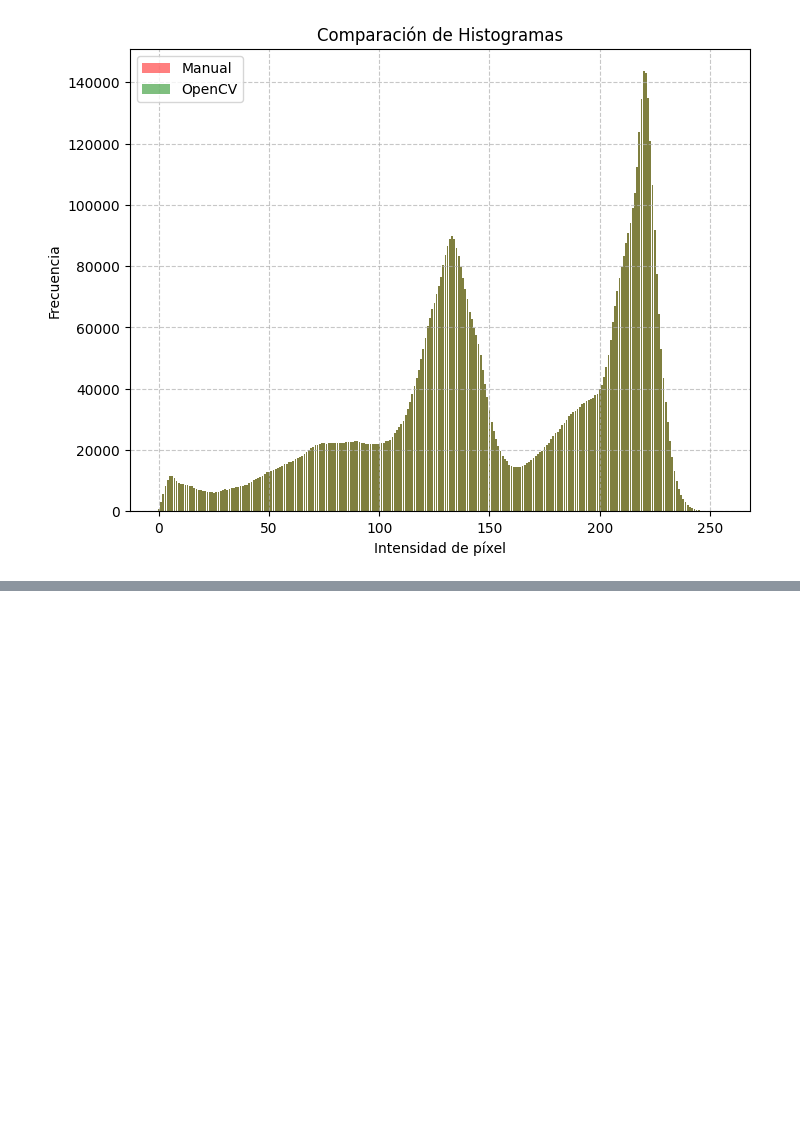
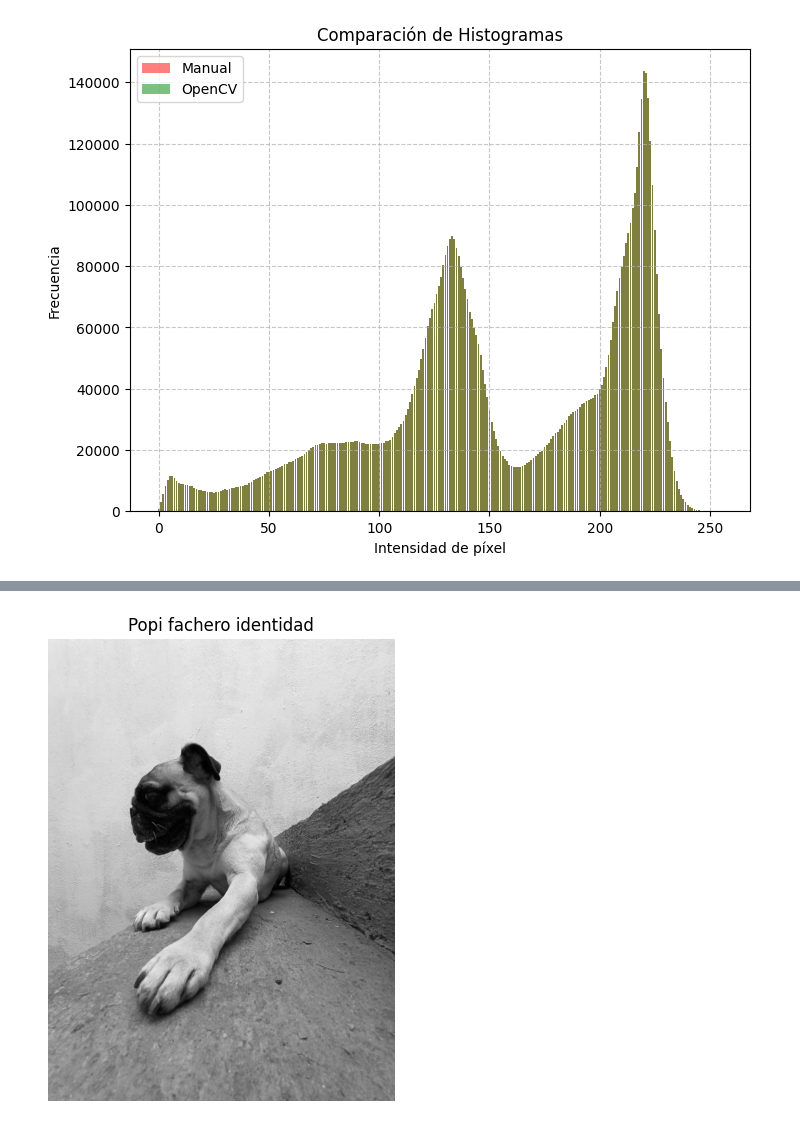
Before and after one commit to RojasG4mer/Fundamentos-de-Procesamiento-Digital-de-Imagenes, a Jupyter notebook: Operaciones_a_nivel_pixel_01.ipynb, the cells around one changed output, grey strips where cells are left out. Saved outputs shown, nothing was run; the diff lists cells and outputs as text; code cells hidden in the pictures; blank space fills up the shorter version.

```diff
--- a/Operaciones_a_nivel_pixel_01.ipynb
+++ b/Operaciones_a_nivel_pixel_01.ipynb
@@ -105,0 +110,8 @@ plt.show()
+# %%
+# Función graficar
+def grafi_imag(imagen, titulo):
+  plt.figure(figsize=(8, 6))
+  plt.imshow(imagen, cmap='gray')
+  plt.title(titulo)
+  plt.axis('off')
+  plt.show()
@@ -105,0 +122,16 @@ plt.show()
+# %%
+def opidentidad(p):
+  q = p
+  return q
+# %%
+popi_fachero_identidad = []
+fila = []
+for j in popi_fachero_grises: # fila
+  for i in j: # columna
+    fila.append(opidentidad(i))
+  popi_fachero_identidad.append(fila)
+  fila = []
+    # print(popi_fachero_identidad)
+grafi_imag(popi_fachero_identidad, 'Popi fachero identidad')
+# %% [output]
+[figure, added]
```
Also changed, not shown: parts of 26 cells of this notebook.
